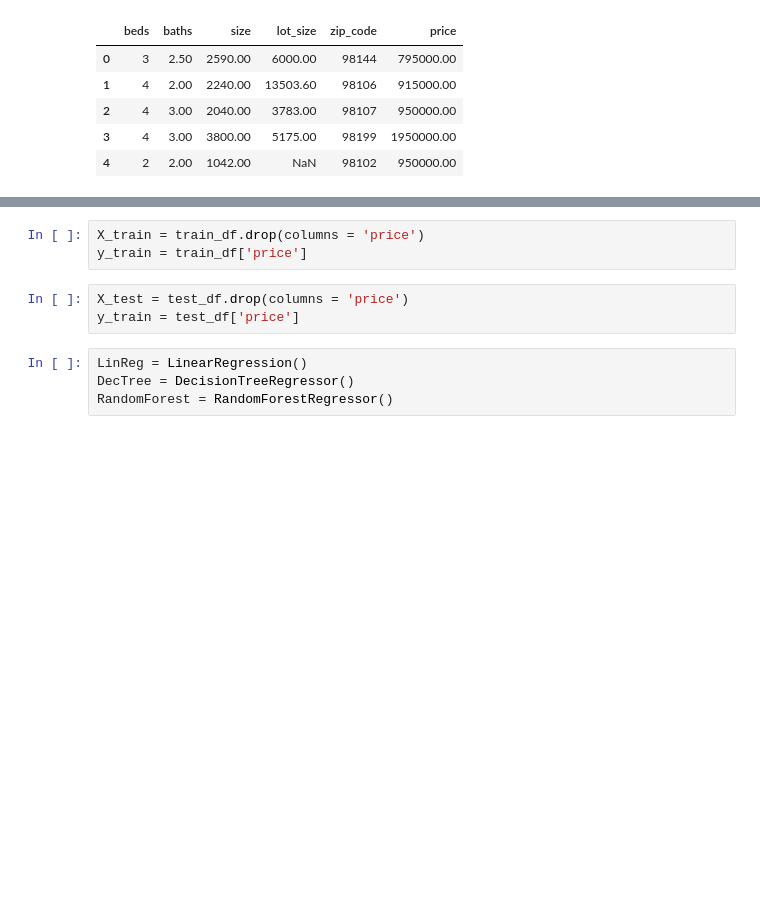
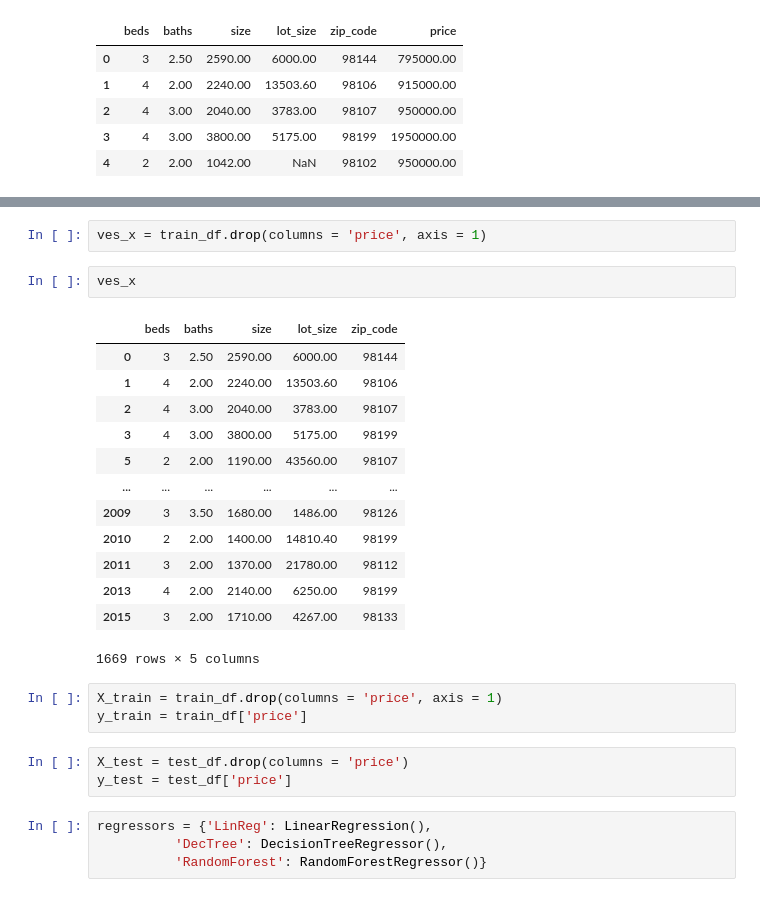
Before and after one commit to m4gical/datasets, a Jupyter notebook: HOUSE PRICE PREDICTION - SEATTLE/Houses in Seattle.ipynb, the cells around one changed output, grey strips where cells are left out. Cells and saved outputs as stored; diff of their text form; blank space fills up the shorter version.

```diff
--- a/HOUSE PRICE PREDICTION - SEATTLE/Houses in Seattle.ipynb
+++ b/HOUSE PRICE PREDICTION - SEATTLE/Houses in Seattle.ipynb
@@ -71,10 +99,28 @@ train_df.head()
+# %%
+ves_x = train_df.drop(columns = 'price', axis = 1)
+# %%
+ves_x
+# %% [output]
+|  | beds | baths | size | lot_size | zip_code |
+| 0 | 3 | 2.50 | 2590.00 | 6000.00 | 98144 |
+| 1 | 4 | 2.00 | 2240.00 | 13503.60 | 98106 |
+| 2 | 4 | 3.00 | 2040.00 | 3783.00 | 98107 |
+| 3 | 4 | 3.00 | 3800.00 | 5175.00 | 98199 |
+| 5 | 2 | 2.00 | 1190.00 | 43560.00 | 98107 |
+| ... | ... | ... | ... | ... | ... |
+| 2009 | 3 | 3.50 | 1680.00 | 1486.00 | 98126 |
+| 2010 | 2 | 2.00 | 1400.00 | 14810.40 | 98199 |
+| 2011 | 3 | 2.00 | 1370.00 | 21780.00 | 98112 |
+| 2013 | 4 | 2.00 | 2140.00 | 6250.00 | 98199 |
+| 2015 | 3 | 2.00 | 1710.00 | 4267.00 | 98133 |
+1669 rows × 5 columns
 # %%
-X_train = train_df.drop(columns = 'price')
+X_train = train_df.drop(columns = 'price', axis = 1)
 y_train = train_df['price']
 # %%
 X_test = test_df.drop(columns = 'price')
-y_train = test_df['price']
+y_test = test_df['price']
 # %%
-LinReg = LinearRegression()
-DecTree = DecisionTreeRegressor()
-RandomForest = RandomForestRegressor()
+regressors = {'LinReg': LinearRegression(),
+          'DecTree': DecisionTreeRegressor(),
+          'RandomForest': RandomForestRegressor()}
```
Also changed, not shown: parts of 6 cells of this notebook.
